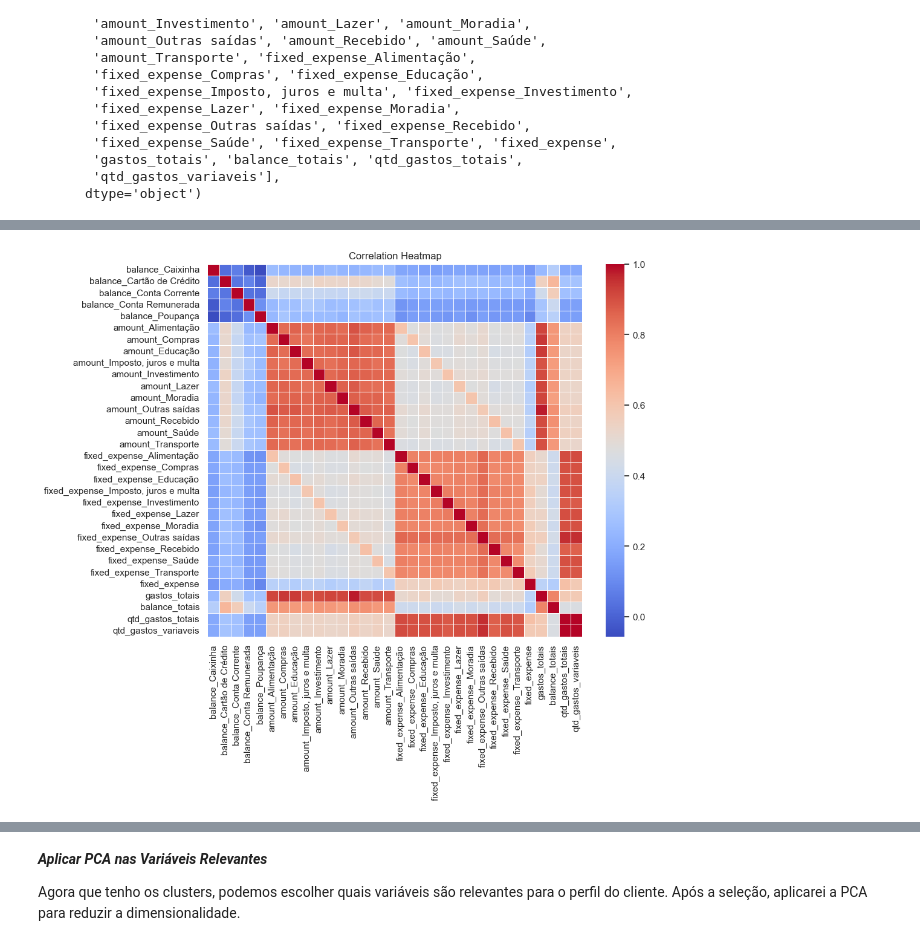
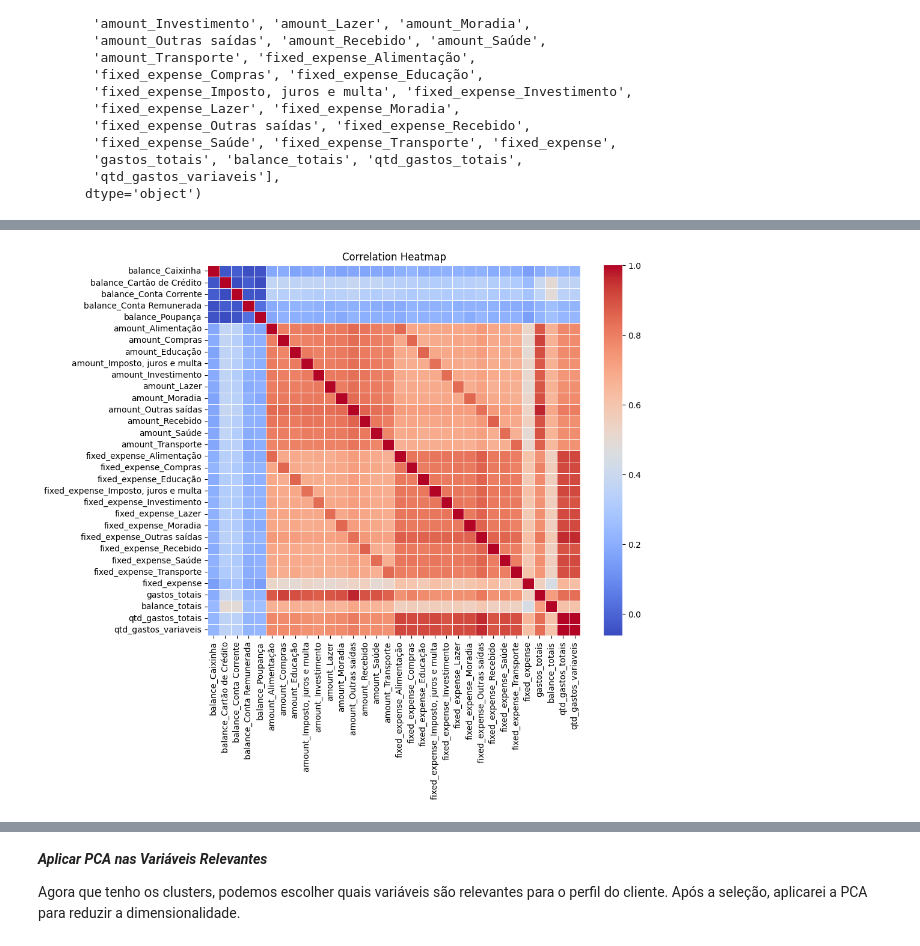
Before and after one commit to PeterRibs/personal_finances, a Jupyter notebook: project_personal_finances.ipynb, the cells around one changed output, grey strips where cells are left out. Saved outputs shown, nothing was run; the diff lists cells and outputs as text; code cells hidden in the pictures.

```diff
--- a/project_personal_finances.ipynb
+++ b/project_personal_finances.ipynb
@@ -1313,14 +1363,14 @@ data_total.drop('year_trans', axis=1).corr(numeric_only=True)
 32 rows × 32 columns
 # %%
-corr_matrix = data_total.drop('year_trans', axis=1).corr(numeric_only=True)
+# Criando um heatmap para ver a correlação entre as variáveis. Usado correlação de Speraman pois os dados não apresentam distribuição normal
 
-# Criando um heatmap para ver a correlação entre as variáveis
-plt.figure(figsize=(10, 8))  # Adjust the figure size as needed
+corr_matrix = data_total.drop('year_trans', axis=1).corr(numeric_only=True, method='spearman')
+plt.figure(figsize=(10, 8))
 sns.heatmap(corr_matrix, annot=False, cmap='coolwarm', linewidths=.5)
 plt.title("Correlation Heatmap")
 plt.show()
 # %% [output]
-[figure, old version]
+[figure, new version]
 # %%
 # Outra forma de ver a correlação e a distribuição das variáveis
 # como são muitas variáveis não vale a pena usar essa forma
```
Also changed, not shown: parts of 122 cells of this notebook, 2 other files.
